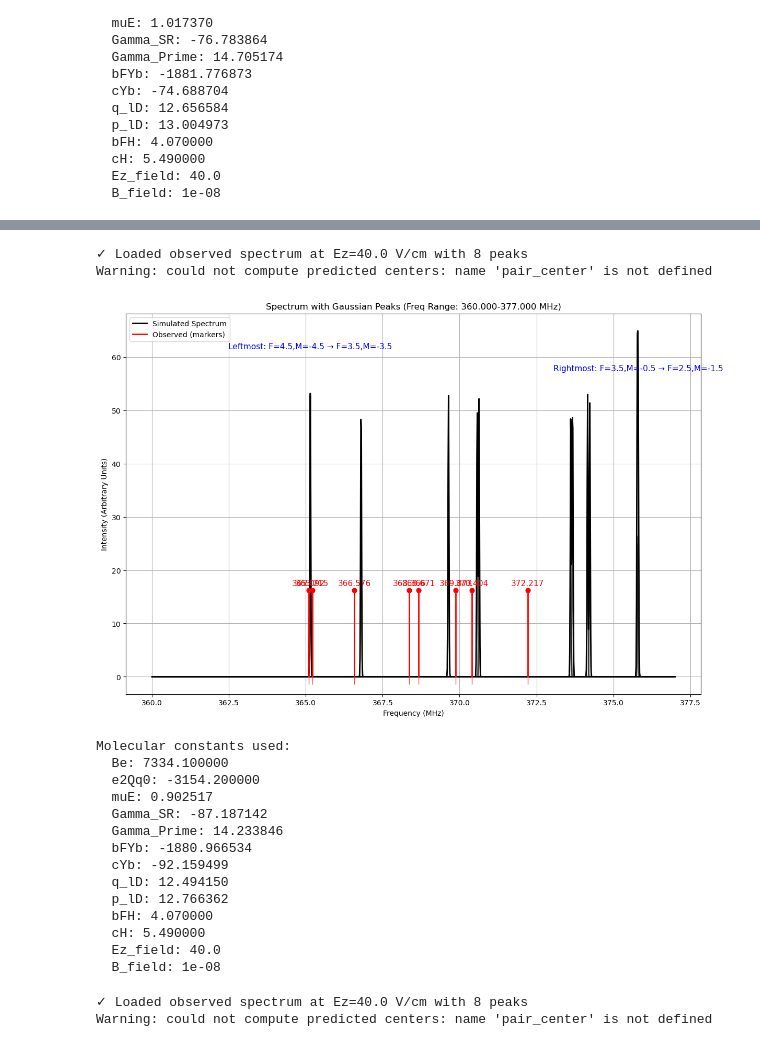
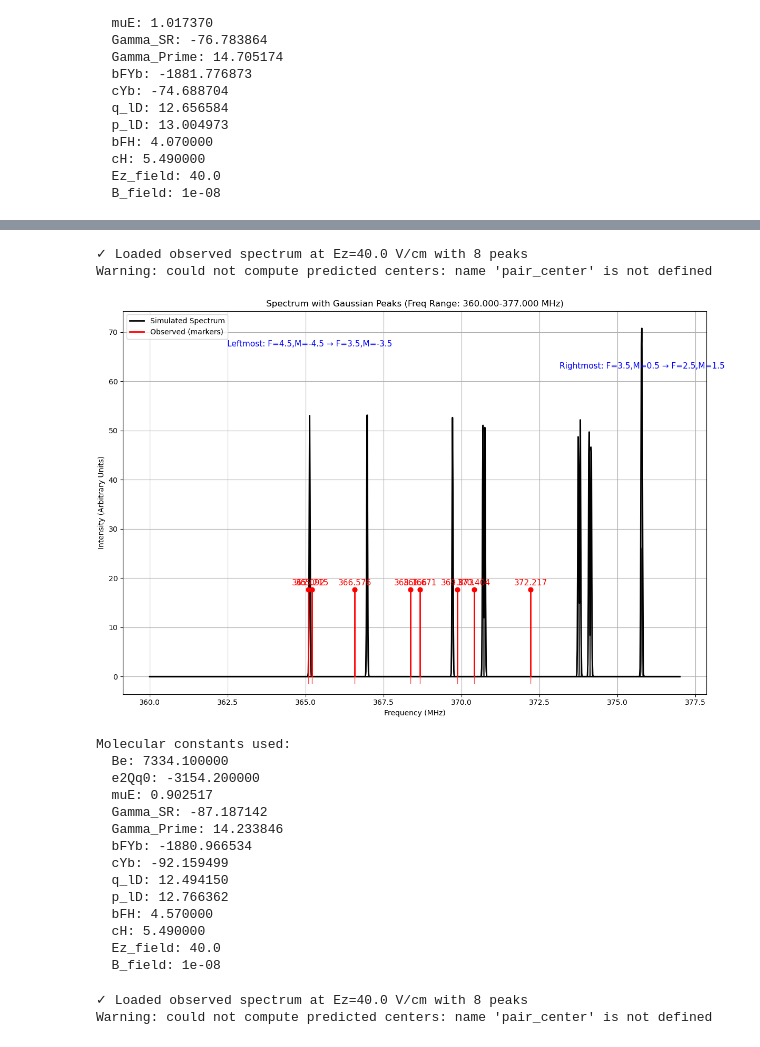
Before and after one commit to YuikiTakahashi/Molecule_spectrum_prediction, a Jupyter notebook: 173_prediction_Feb2026.ipynb, the cells around one changed output, grey strips where cells are left out. Cells and saved outputs as stored; diff of their text form; code cells hidden in the pictures.

```diff
--- a/173_prediction_Feb2026.ipynb
+++ b/173_prediction_Feb2026.ipynb
@@ -47,6 +47,14 @@ from Energy_Levels_old import (
     Calculate_forbidden_TDMs,
 )
 
+try:
+    import mplcursors
+    MPLCURSORS_AVAILABLE = True
+except Exception:
+    mplcursors = None
+    MPLCURSORS_AVAILABLE = False
+
+
 print("All imports successful!")
 
 # sns.set()
@@ -1808,30 +2835,30 @@ Molecular constants used:
 # %%
 # ============================================================
 # Example: Plot at Ez = 20 V/cm
 # ============================================================
 plot_spectrum_with_constants(
     Be=7334.100000,
     e2Qq0=-3154.2 - 0,
     muE=0.83*(2.16)*0.503412,
     Gamma_SR=-87.187142 - 0,  #####
     Gamma_Prime=14.233846,
     bFYb=-1880.966534 - 0,
     cYb=-92.159499 + 0,  #####
     q_lD=12.494150 - 0, #####
     p_lD=12.766362 - 0,
-    bfH=4.07 - 0, #####
+    bfH=4.07 + 0.5, #####
     cH=5.49,
     Ez_field=40.0,   # V/cm
     B_field=1e-8,
     freq_min=360,
     freq_max=377,
     freq_width=0.015,
     obs_marker_frac=0.25
 )
 # %% [output]
 ✓ Loaded observed spectrum at Ez=40.0 V/cm with 8 peaks
 Warning: could not compute predicted centers: name 'pair_center' is not defined
-[figure, old version]
+[figure, new version]
 Molecular constants used:
   Be: 7334.100000
   e2Qq0: -3154.200000
@@ -1842,7 +2869,7 @@ Molecular constants used:
   cYb: -92.159499
   q_lD: 12.494150
   p_lD: 12.766362
-  bFH: 4.070000
+  bFH: 4.570000
   cH: 5.490000
   Ez_field: 40.0
   B_field: 1e-08
```
Also changed, not shown: parts of 25 cells of this notebook, 2 other files.
